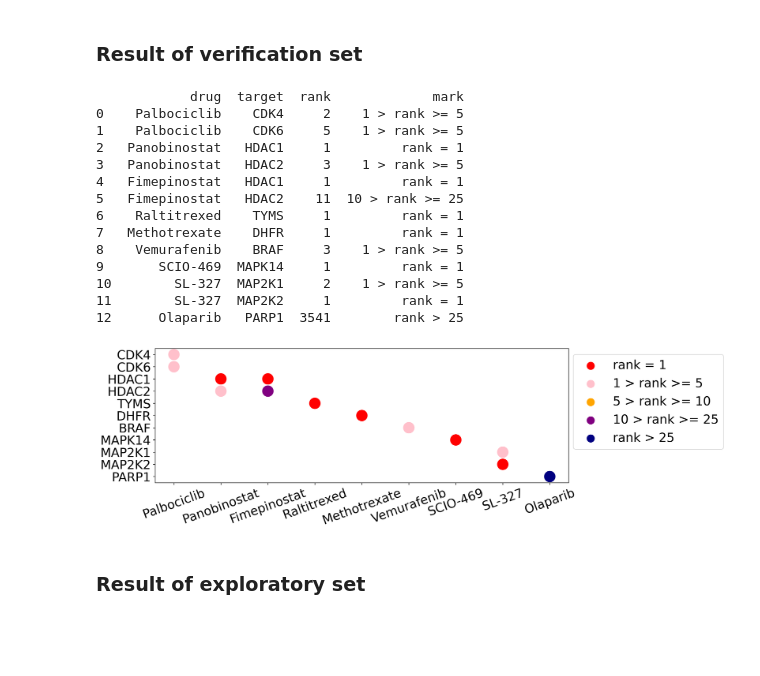
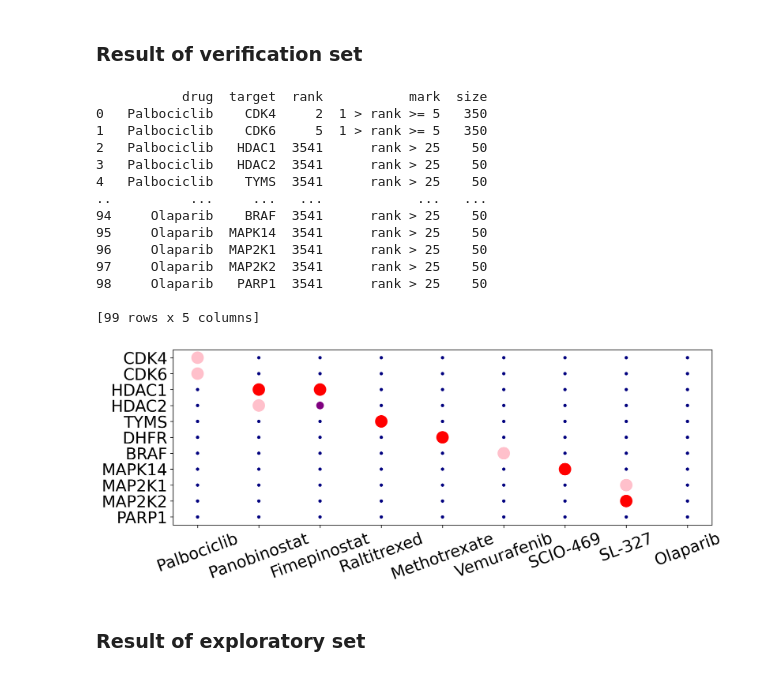
Before and after one commit to hcji/MAPS-iTSA, a Jupyter notebook: notebook/11_processing_data_without_staurosporine.ipynb, the cells around one changed output. Drawn from its saved outputs; the diff is of its cells as text; code cells hidden in the pictures; blank space fills up the shorter version.

Commit message:
update figures

```diff
--- a/notebook/11_processing_data_without_staurosporine.ipynb
+++ b/notebook/11_processing_data_without_staurosporine.ipynb
@@ -68,63 +68,74 @@ drug_targets = {'Palbociclib': ['CDK4', 'CDK6'],
                 'SL-327': ['MAP2K1', 'MAP2K2'],
                 'Olaparib': ['PARP1']}
 
+drugs = ['Palbociclib', 'Panobinostat', 'Fimepinostat', 'Raltitrexed',
+         'Methotrexate', 'Vemurafenib', 'SCIO-469', 'SL-327', 'Olaparib']
+
+targets = ['CDK4', 'CDK6', 'HDAC1', 'HDAC2', 'TYMS', 'DHFR',
+          'BRAF', 'MAPK14', 'MAP2K1', 'MAP2K2', 'PARP1']
+
 def plat_target_ranking(scores, drug_targets):
     plt_data = []
-    for drug, target in drug_targets.items():
-        for t in target:
+    for drug in drugs:
+        for t in targets:
             w = np.where(scores['Gene Symbol'] == t)[0][0]
             if drug not in scores.columns:
                 rank = np.nan
                 mark = str('not included')
                 plt_data.append([drug, t, rank, mark])
                 continue
             score = scores[drug][w]
             rank = len(np.where(scores[drug] >= score)[0])
             if rank > 25:
                 mark = 'rank > 25'
+                ss = 50
             elif rank > 10:
                 mark = '10 > rank >= 25'
+                ss = 150
             elif rank > 5:
                 mark = '5 > rank >= 10'
+                ss = 250
             elif rank > 1:
                 mark = '1 > rank >= 5'
+                ss = 350
             else:
                 mark = 'rank = 1'
-            plt_data.append([drug, t, rank, mark])
+                ss = 350
+            plt_data.append([drug, t, rank, mark, ss])
     plt_data = pd.DataFrame(plt_data)
-    plt_data.columns = ['drug', 'target', 'rank', 'mark']
+    plt_data.columns = ['drug', 'target', 'rank', 'mark', 'size']
     print(plt_data)
 
     flatui = ['red', 'pink', 'orange', 'purple', 'navy']
     hue_order = ['rank = 1', '1 > rank >= 5', '5 > rank >= 10', '10 > rank >= 25', 'rank > 25']
     my_cmap = ListedColormap(sns.color_palette(flatui).as_hex())
 
     plt.figure(dpi = 300, figsize = (12, 4))
-    sns.scatterplot(x='drug', y='target', hue='mark', data=plt_data, s = 400, palette = my_cmap.colors,
-                    hue_order = hue_order)
+    sns.scatterplot(x='drug', y='target', hue='mark', data=plt_data, size='size', palette = my_cmap.colors,
+                    hue_order = hue_order, legend = False, sizes=(20, 250))
     plt.xticks(fontsize = 20, rotation=20)
     plt.yticks(fontsize = 20)
     plt.xlabel('')
     plt.ylabel('')
-    plt.legend(loc='upper right', bbox_to_anchor=(1.39, 1), fontsize = 20, markerscale = 2)
+    # plt.legend(loc='upper right', bbox_to_anchor=(1.39, 1), fontsize = 20, markerscale = 2)
 
 plat_target_ranking(scores, drug_targets)
 # %% [output]
-            drug  target  rank             mark
-0    Palbociclib    CDK4     2    1 > rank >= 5
-1    Palbociclib    CDK6     5    1 > rank >= 5
-2   Panobinostat   HDAC1     1         rank = 1
-3   Panobinostat   HDAC2     3    1 > rank >= 5
-4   Fimepinostat   HDAC1     1         rank = 1
-5   Fimepinostat   HDAC2    11  10 > rank >= 25
-6    Raltitrexed    TYMS     1         rank = 1
-7   Methotrexate    DHFR     1         rank = 1
-8    Vemurafenib    BRAF     3    1 > rank >= 5
-9       SCIO-469  MAPK14     1         rank = 1
-10        SL-327  MAP2K1     2    1 > rank >= 5
-11        SL-327  MAP2K2     1         rank = 1
-12      Olaparib   PARP1  3541        rank > 25
+           drug  target  rank           mark  size
+0   Palbociclib    CDK4     2  1 > rank >= 5   350
+1   Palbociclib    CDK6     5  1 > rank >= 5   350
+2   Palbociclib   HDAC1  3541      rank > 25    50
+3   Palbociclib   HDAC2  3541      rank > 25    50
+4   Palbociclib    TYMS  3541      rank > 25    50
+..          ...     ...   ...            ...   ...
+94     Olaparib    BRAF  3541      rank > 25    50
+95     Olaparib  MAPK14  3541      rank > 25    50
+96     Olaparib  MAP2K1  3541      rank > 25    50
+97     Olaparib  MAP2K2  3541      rank > 25    50
+98     Olaparib   PARP1  3541      rank > 25    50
+
+[99 rows x 5 columns]
-[figure, old version]
+[figure, new version]
 # %% [markdown]
 ### Result of exploratory set
 # %%
```
Also changed, not shown: 1 other file.
